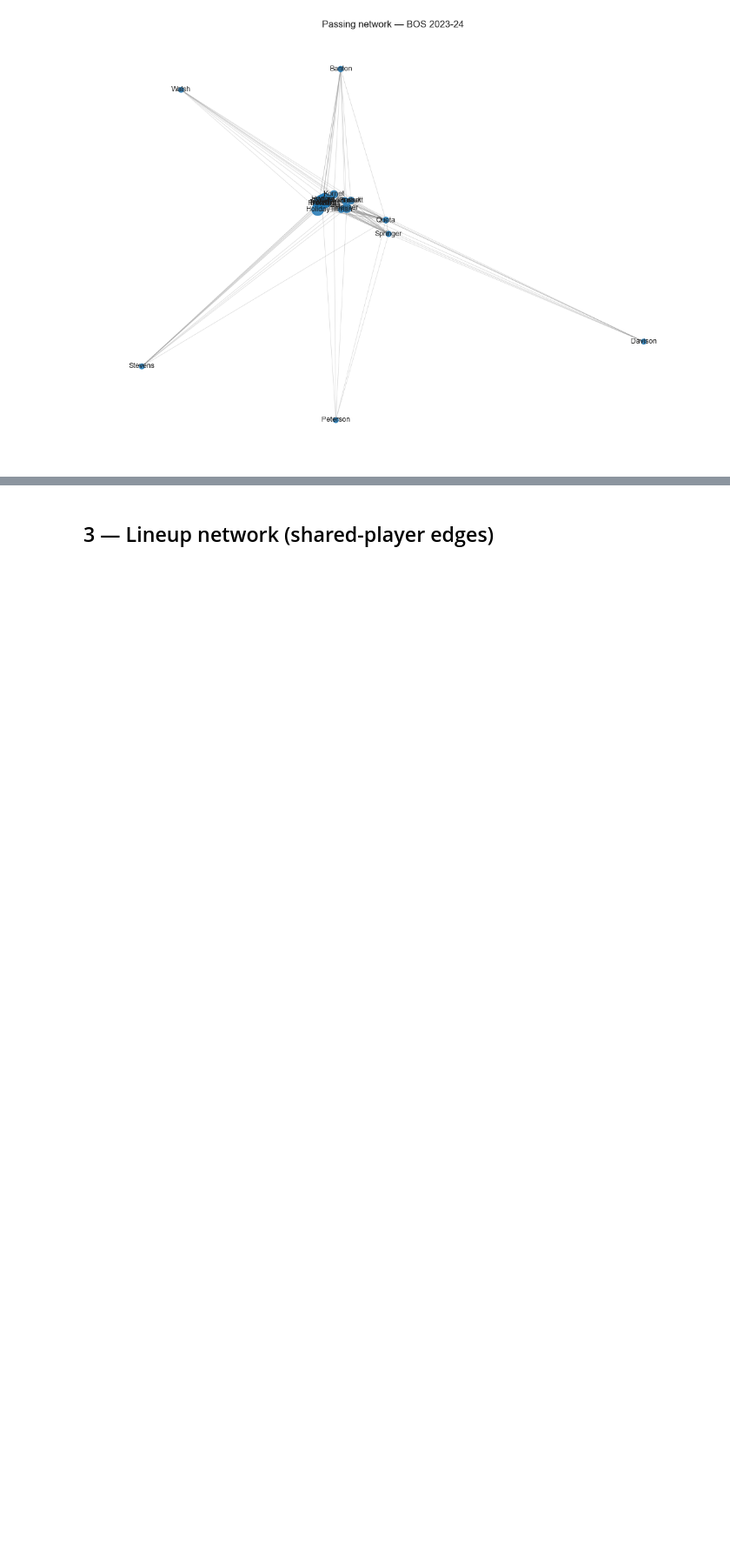
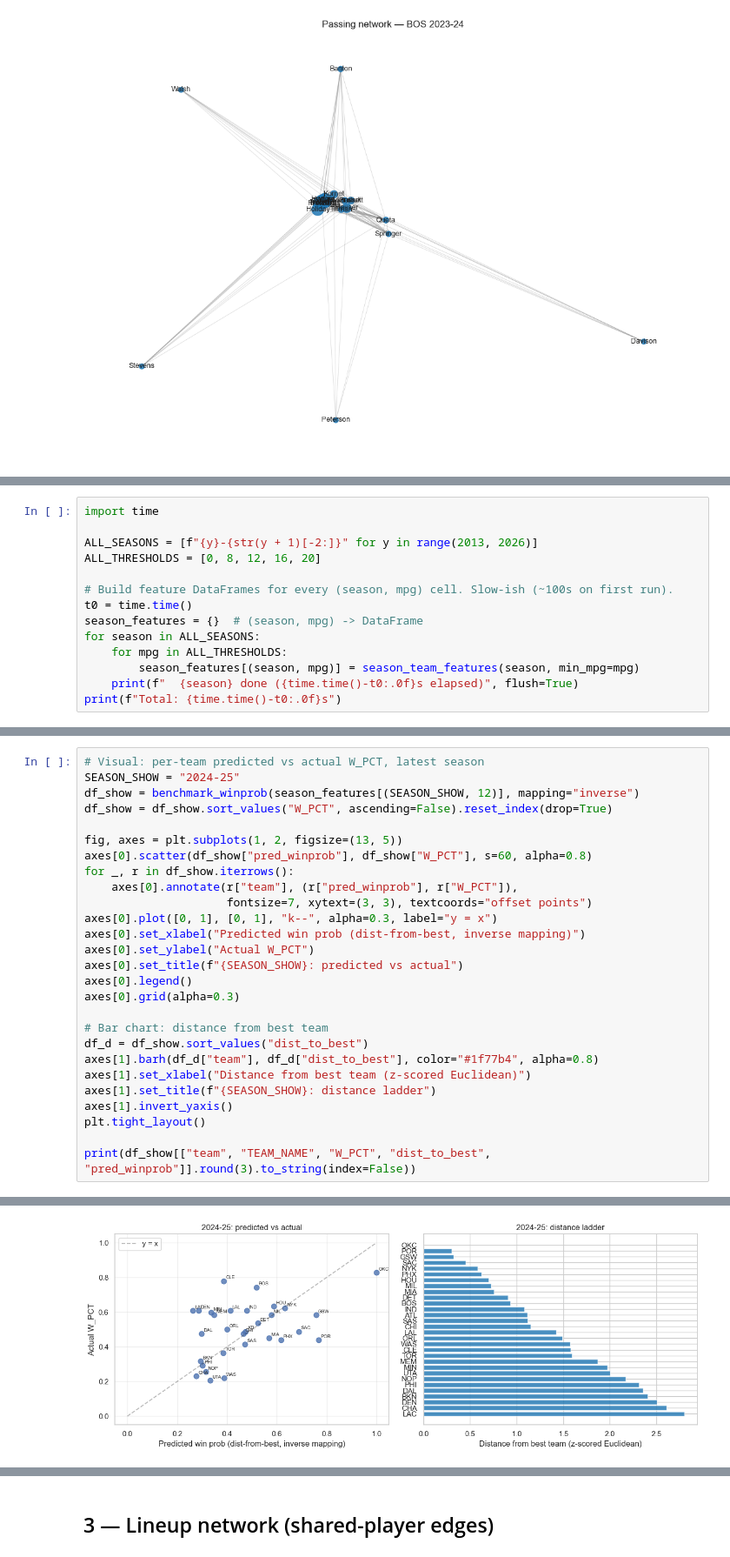
Before and after one commit to isaacvm98/nba_graph_strat, a Jupyter notebook: notebooks/explore.ipynb, the cells around one changed output, grey strips where cells are left out. Shown at 87% size. Saved outputs shown, nothing was run; the diff lists cells and outputs as text; blank space fills up the shorter version.

```diff
--- a/notebooks/explore.ipynb
+++ b/notebooks/explore.ipynb
@@ -82,0 +448,14 @@ plt.tight_layout()
+# %%
+import time
+
+ALL_SEASONS = [f"{y}-{str(y + 1)[-2:]}" for y in range(2013, 2026)]
+ALL_THRESHOLDS = [0, 8, 12, 16, 20]
+
+# Build feature DataFrames for every (season, mpg) cell. Slow-ish (~100s on first run).
+t0 = time.time()
+season_features = {}  # (season, mpg) -> DataFrame
+for season in ALL_SEASONS:
+    for mpg in ALL_THRESHOLDS:
+        season_features[(season, mpg)] = season_team_features(season, min_mpg=mpg)
+    print(f"  {season} done ({time.time()-t0:.0f}s elapsed)", flush=True)
+print(f"Total: {time.time()-t0:.0f}s")
@@ -82,0 +665,28 @@ plt.tight_layout()
+# %%
+# Visual: per-team predicted vs actual W_PCT, latest season
+SEASON_SHOW = "2024-25"
+df_show = benchmark_winprob(season_features[(SEASON_SHOW, 12)], mapping="inverse")
+df_show = df_show.sort_values("W_PCT", ascending=False).reset_index(drop=True)
+
+fig, axes = plt.subplots(1, 2, figsize=(13, 5))
+axes[0].scatter(df_show["pred_winprob"], df_show["W_PCT"], s=60, alpha=0.8)
+for _, r in df_show.iterrows():
+    axes[0].annotate(r["team"], (r["pred_winprob"], r["W_PCT"]),
+                     fontsize=7, xytext=(3, 3), textcoords="offset points")
+axes[0].plot([0, 1], [0, 1], "k--", alpha=0.3, label="y = x")
+axes[0].set_xlabel("Predicted win prob (dist-from-best, inverse mapping)")
+axes[0].set_ylabel("Actual W_PCT")
+axes[0].set_title(f"{SEASON_SHOW}: predicted vs actual")
+axes[0].legend()
+axes[0].grid(alpha=0.3)
+
+# Bar chart: distance from best team
+df_d = df_show.sort_values("dist_to_best")
+axes[1].barh(df_d["team"], df_d["dist_to_best"], color="#1f77b4", alpha=0.8)
+axes[1].set_xlabel("Distance from best team (z-scored Euclidean)")
+axes[1].set_title(f"{SEASON_SHOW}: distance ladder")
+axes[1].invert_yaxis()
+plt.tight_layout()
+
+print(df_show[["team", "TEAM_NAME", "W_PCT", "dist_to_best", "pred_winprob"]].round(3).to_string(index=False))
+# %% [output]
@@ -82,0 +710 @@ plt.tight_layout()
+[figure, added]
```
Also changed, not shown: parts of 35 cells of this notebook, 10 other files.
